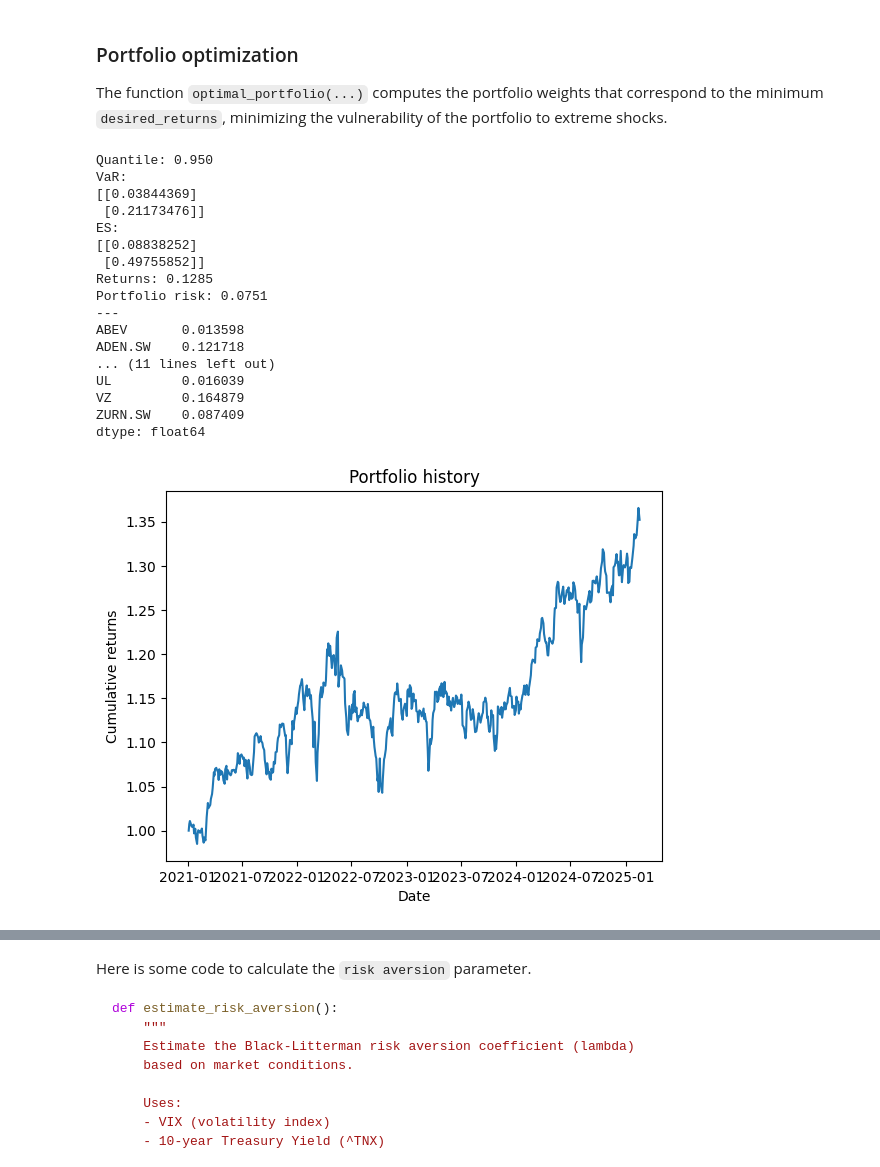
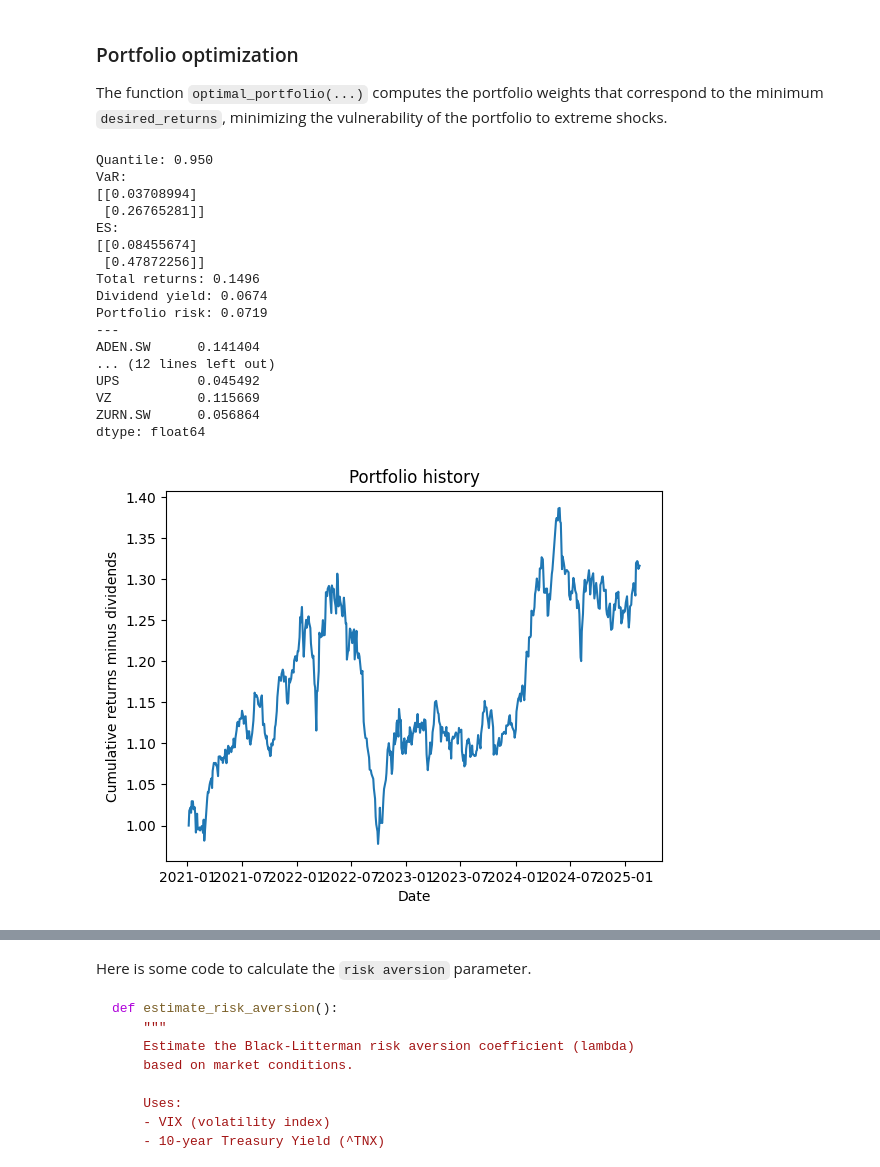
Before and after one commit to RyanCotsakis/CVaR-portfolio, a Jupyter notebook: portfolio_builder.ipynb, the cells around one changed output, grey strips where cells are left out. Drawn from its saved outputs; the diff is of its cells as text; code cells hidden in the pictures.

Commit message:
Improves clarity of plotting and selects a portfolio with thesame expected returns as the S&P 500.

```diff
--- a/portfolio_builder.ipynb
+++ b/portfolio_builder.ipynb
@@ -23,8 +23,7 @@ tickers = [
     "MC.PA", "BNP.PA", "SU.PA", "DG.PA", "ENGI.PA", "VIV.PA", "BARC.L",
     "LLOY.L", "GSK.L", "TSCO.L", "HSX.L", "VALE", "PBR", "BBDC4.SA", "ITUB4.SA",
     "WEGE3.SA", "ABEV", "BRFS3.SA", "MELI", "YPF", "ORSTED.CO",
-    "NOVO-B.CO", "DSV.CO", "VWS.CO", "VOLV-B.ST", "ERIC-B.ST",
-    "EQT", "DDOG", "SNOW", "PLTR", "TWLO", "SE", "BIDU",
+    "NOVO-B.CO", "DSV.CO", "VWS.CO", "EQT", "DDOG", "SNOW", "PLTR", "TWLO", "SE", "BIDU",
     "NTES", "JD", "PDD", "XPEV", "NIO", "LI", "STLA", "MTX.DE",
     "SAP.DE", "VOW3.DE", "RWE.DE", "HEN3.DE", "IFX.DE", "BYDDY", "TCEHY", "NOK",
     "SPY", "VT", "GLD", "XLF", "XLV", "XLE", "QQQ", "IONQ", "XPH", "FSLR", "ENPH",
@@ -34,9 +33,10 @@ tickers = sorted(tickers)
 
 # Dictionary to store ticker-currency mappings
 ticker_currencies = {}
-
+scraped = {} # save the info for later in a dictionary to avoid asking yf again
 for ticker in tickers:
     stock = yf.Ticker(ticker)
+    scraped[ticker] = stock.info
     currency = stock.info.get("currency", None)  # Retrieve currency info
     ticker_currencies[ticker] = currency.upper()
 
@@ -78,7 +78,7 @@ Here we create the `stock_info` variable, which contains `dividends` and `market
 # %%
 def get_stock_info(ticker):
     stock_info = {"dividends" : 0}
-    ticker_info = yf.Ticker(ticker).info
+    ticker_info = scraped[ticker]
 
     # get dividends
     dividend_keys = ("yield", "dividendYield")
@@ -176,7 +176,7 @@ class Views():
             self.P = np.vstack((self.P, view))
             self.forces = np.append(self.forces, force)
 
-    def compute_returns(self, remove=None):
+    def compute_returns(self, remove=None, verbose=False):
         if self.P is None:
             self.expected_returns = self.risk_free_rate + stock_info["dividends"] + pi
         else:
@@ -186,8 +186,9 @@ class Views():
             sqrt_sigma22_inv = eigvecs @ np.diag(1.0 / np.sqrt(eigvals)) @ eigvecs.T
             pi_adjusted = pi.values + sigma.values @ self.P.T @ sqrt_sigma22_inv @ self.forces
 
-            # print("Adjustments to the mean returns of the views:")
-            # print(eigvecs @ np.diag(np.sqrt(eigvals)) @ eigvecs.T @ self.forces)
+            if verbose and self.P is not None:
+                print("Adjustments to the mean returns of the views:")
+                print(eigvecs @ np.diag(np.sqrt(eigvals)) @ eigvecs.T @ self.forces)
 
             expected_returns = self.risk_free_rate + stock_info["dividends"] + pd.Series(pi_adjusted, stock_info.index)
             if remove is not None:
@@ -197,16 +198,19 @@ class Views():
 
 # Incorporate my views
 views = Views(risk_free_rate=0.04)
-views.add_view(one_hot["TSLA"], -0.1)
+views.add_view(one_hot["TSLA"], -0.15)
 views.add_view(one_hot["META"], -0.1)
 views.add_view(one_hot["GLD"], -0.2)
 views.add_view(one_hot["NVDA"] + one_hot["TSM"] + one_hot["AVGO"], 0.1) # Bullish on Semiconductors + Gen AI
 views.add_view(2 * one_hot["IBM"] + one_hot["IONQ"], 0.1) # Bullish on quantum, especially IBM
 views.add_view(one_hot["XPH"], 0.1) # Bullish on pharma
-views.add_view(one_hot["CQQQ"] + one_hot["GXC"] - one_hot["SPY"] - one_hot["QQQ"], 0.1) # Bullish on China
-print(views.compute_returns(remove=oil_gas_tickers))
+views.add_view(one_hot["CQQQ"] - one_hot["QQQ"], 0.1) # Bullish on China's ability to innovate
+print(views.compute_returns(remove=oil_gas_tickers, verbose=True))
+
+market = Views(risk_free_rate=0.04)
+market.compute_returns(remove=oil_gas_tickers)
 
 crash = Views(risk_free_rate=0)
 crash.add_view(one_hot["SPY"], -2) # 2 standard deviations away from equilibrium
-print(crash.compute_returns(remove=oil_gas_tickers)["SPY"])
+crash.compute_returns(remove=oil_gas_tickers, verbose=True)
 # %% [output]
@@ -293,9 +322,10 @@ def optimal_portfolio(desired_returns, verbose=False):
     # Solve optimization
     problem.solve(solver=cp.ECOS)
     optimized_weights = pd.Series(w.value, index=expected_returns.index)
-    optimized_weights[optimized_weights < 0.01] = 0
+    optimized_weights[optimized_weights < 0.008] = 0
     optimized_weights /= optimized_weights.sum()
-    optimized_returns = expected_returns.values @ optimized_weights.values
+    optimized_returns = np.dot(expected_returns.values, optimized_weights.values)
+    dividend_yield = np.dot(stock_info["dividends"].values, optimized_weights.values)
 
     if(verbose):
         print(f"Quantile: {alpha:.3f}")
@@ -303,7 +333,8 @@ def optimal_portfolio(desired_returns, verbose=False):
         print(nu.value)
         print(f"ES:")
         print(expected_shortfall.value)
-        print(f"Returns: {optimized_returns:.4f}")
+        print(f"Total returns: {optimized_returns:.4f}")
+        print(f"Dividend yield: {dividend_yield:.4f}")
         print(f"Portfolio risk: {max_weighted_risk_measure.value:.4f}")
         print("---")
         print(optimized_weights[optimized_weights > 0])
@@ -312,33 +343,34 @@ def optimal_portfolio(desired_returns, verbose=False):
         plt.plot(portfolio_history / portfolio_history.iloc[0])
         plt.title("Portfolio history")
         plt.xlabel("Date")
-        plt.ylabel("Cumulative returns")
+        plt.ylabel("Cumulative returns minus dividends")
     return({"VaR" : nu.value,
             "ES" : expected_shortfall,
             "Quantile" : alpha,
             "Returns" : optimized_returns,
+            "Dividends" : dividend_yield,
             "Weights" : optimized_weights,
             "Risk" : max_weighted_risk_measure})
 # %%
-my_portfolio = optimal_portfolio(0.13, verbose=True)
+my_portfolio = optimal_portfolio(market.expected_returns["SPY"], verbose=True)
 # %% [output]
 Quantile: 0.950
 VaR:
-[[0.03844369]
- [0.21173476]]
+[[0.03708994]
+ [0.26765281]]
 ES:
-[[0.08838252]
- [0.49755852]]
-Returns: 0.1285
-Portfolio risk: 0.0751
+[[0.08455674]
+ [0.47872256]]
+Total returns: 0.1496
+Dividend yield: 0.0674
+Portfolio risk: 0.0719
 ---
-ABEV       0.013598
-ADEN.SW    0.121718
-... (11 lines left out)
-UL         0.016039
-VZ         0.164879
-ZURN.SW    0.087409
+ADEN.SW      0.141404
+... (12 lines left out)
+UPS          0.045492
+VZ           0.115669
+ZURN.SW      0.056864
 dtype: float64
-[figure, old version]
+[figure, new version]
 # %%
 # Plotting
```
Also changed, not shown: parts of 5 cells of this notebook.
